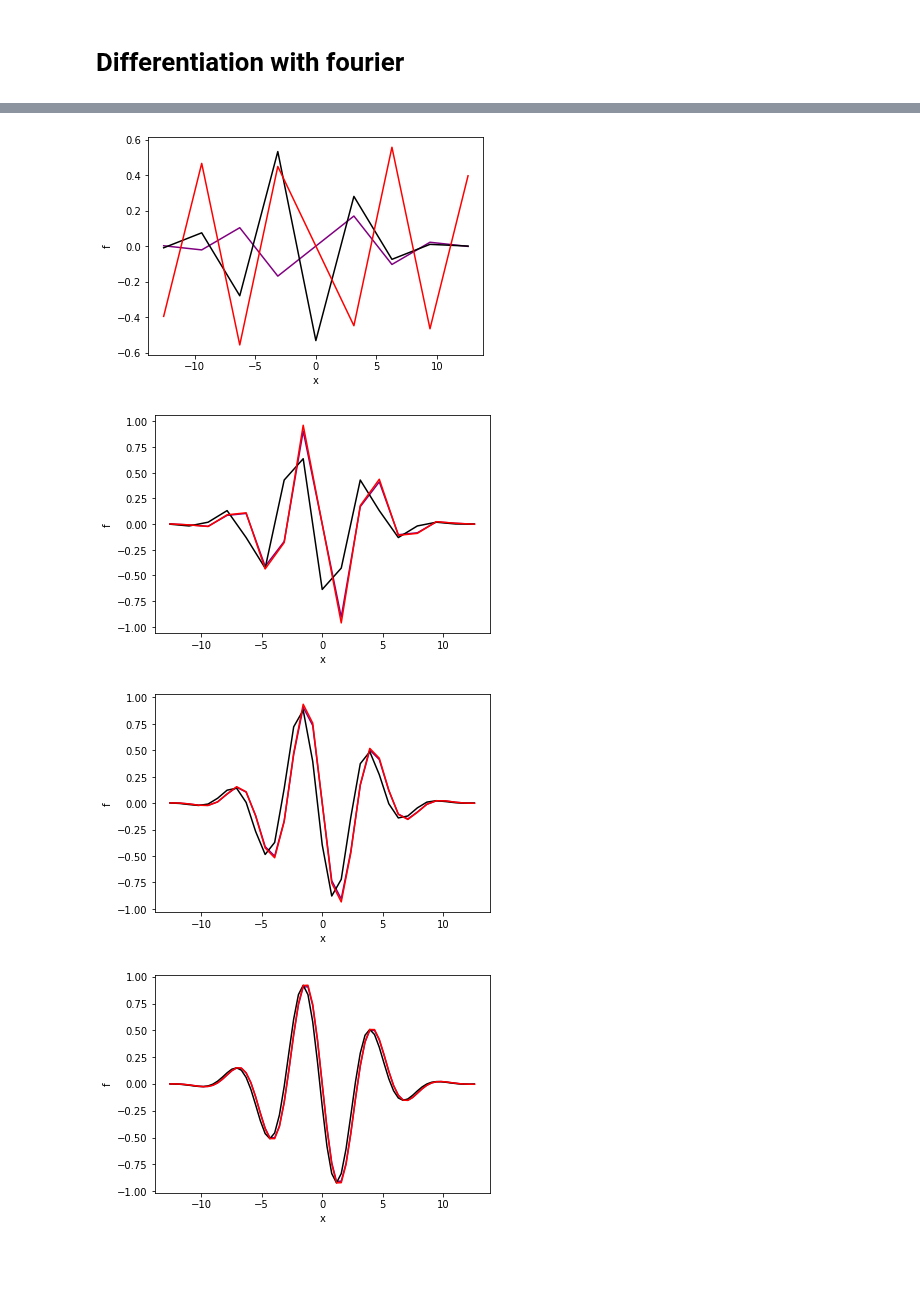
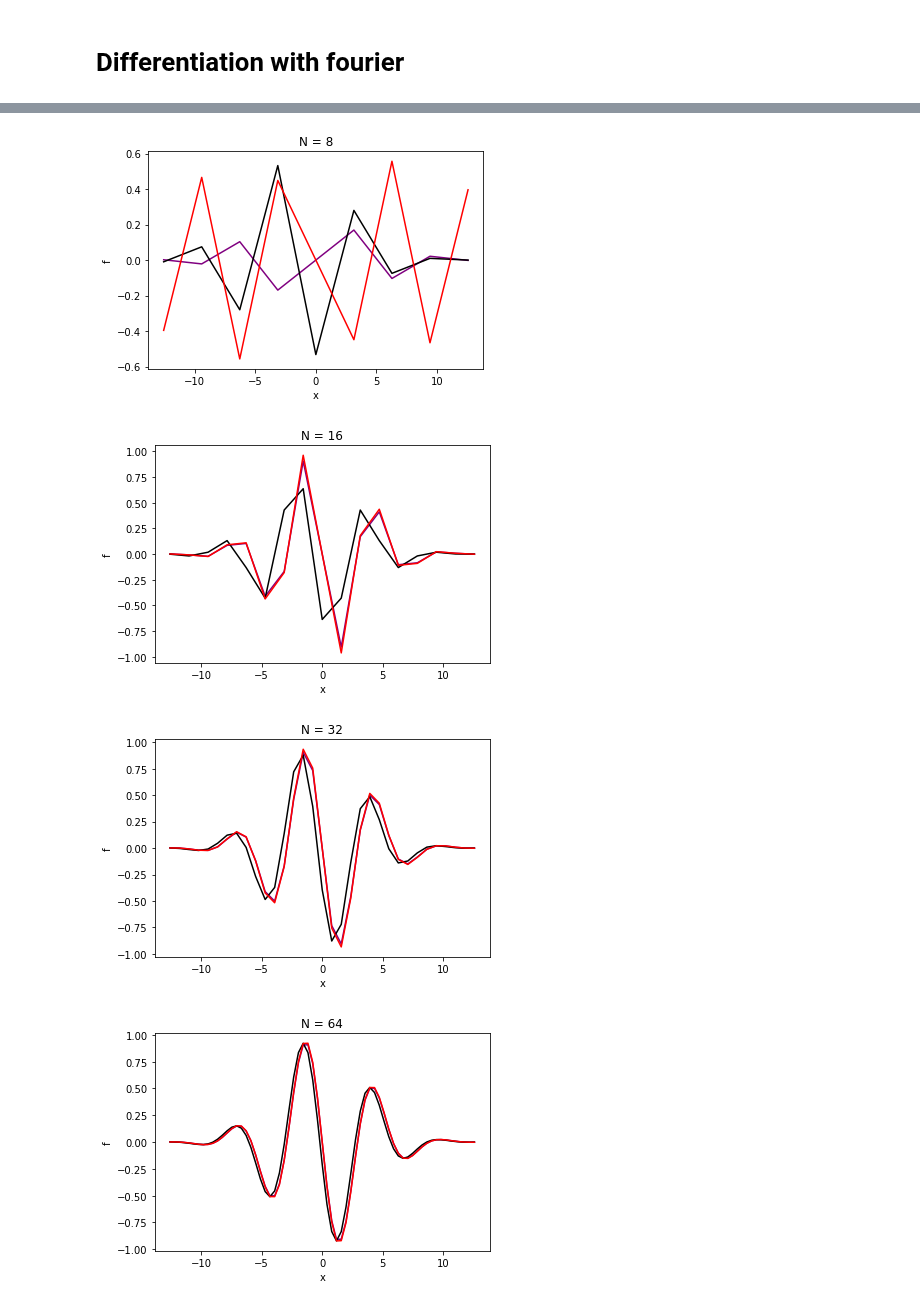
Before and after one commit to shahin1009/ME565, a Jupyter notebook: FourierPDE.ipynb, the cells around one changed output, grey strips where cells are left out. Saved outputs shown, nothing was run; the diff lists cells and outputs as text; code cells hidden in the pictures; blank space fills up the shorter version.

```diff
--- a/FourierPDE.ipynb
+++ b/FourierPDE.ipynb
@@ -92,35 +98,35 @@ for N in Nvec:
     f = np.cos(x)*np.exp(-(x**2)/25)
     df = -(np.sin(x)*np.exp(-(x**2)/25)+np.cos(x)*(2/25)*x*np.exp(-(x**2)/25))
     Nx = max(np.shape(f))
     plt.plot(x, df,'purple')
 
     # discrete derivative
     dfFD = np.zeros(Nx)
     for i in range(Nx-1):
         dfFD[i] = (f[i+1]-f[i])/(dx)
     plt.plot(x, dfFD, 'black')
     errFD = np.append(errFD, np.linalg.norm(dfFD-df)/np.linalg.norm(df))
 
     # spectral differentiation
     k = fftfreq(N+1, d=1/(N+1)) * (2*np.pi/L) # array of frequencies
     dfspec = ifft(1j*k*fft(f)).real           # spectral differentiation
 
     errFourier = np.append(errFourier, np.linalg.norm(dfspec-df)/np.linalg.norm(df))
     plt.plot(x, dfspec, 'r')
-
+    plt.title('N = ' + str(N))
     plt.xlabel('x')
     plt.ylabel('f')
     plt.show()
 
 plt.plot(Nvec, errFD, 'b')
 plt.plot(Nvec, errFourier, 'r')
 plt.xlabel('N')
 plt.ylabel('error')
 plt.legend(['FD', 'Fourier'])
 plt.ylim([0,0.01])
 plt.show()
 # %% [output]
-[figure, old version]
+[figure, new version]
-[figure, old version]
+[figure, new version]
-[figure, old version]
+[figure, new version]
-[figure, old version]
+[figure, new version]
```
Also changed, not shown: parts of 4 cells of this notebook.
